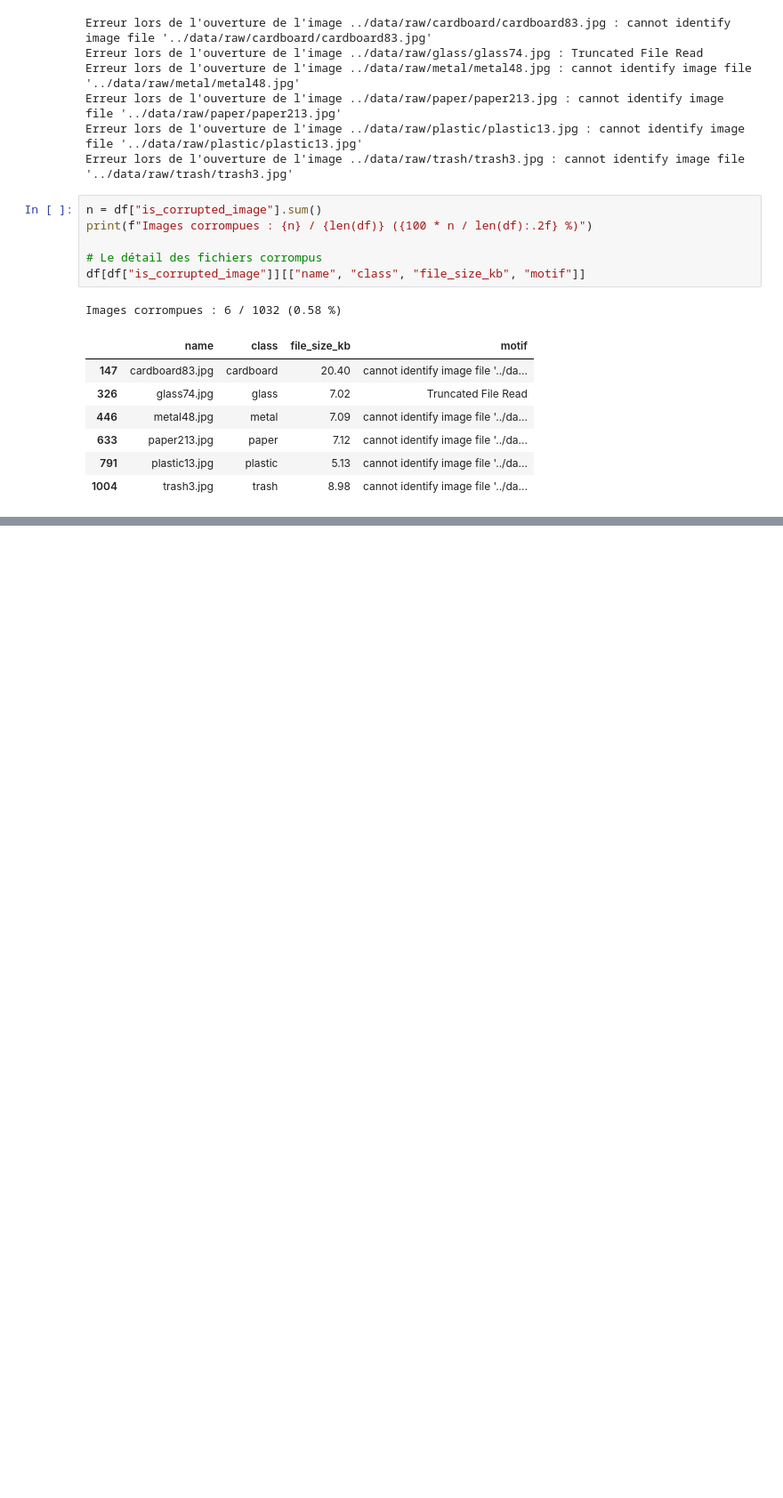
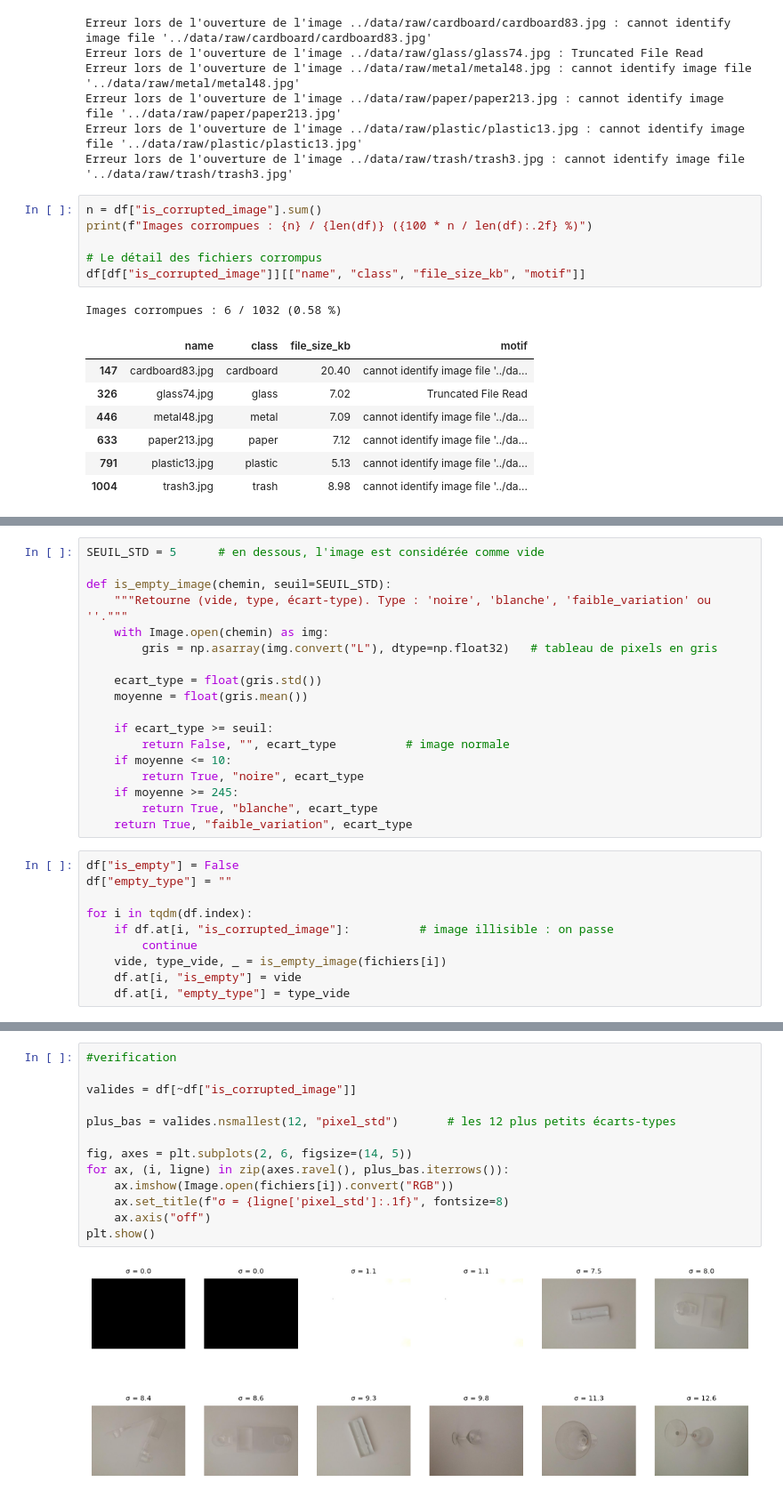
Before and after one commit to Damstat/atelier_prepa_donnees_images, a Jupyter notebook: notebooks/atelier_prepa_donnees_images.ipynb, the cells around one changed output, grey strips where cells are left out. Shown at 89% size. Saved outputs shown, nothing was run; the diff lists cells and outputs as text; blank space fills up the shorter version.

Commit message:
P3: Detection des images vides et peu variables

```diff
--- a/notebooks/atelier_prepa_donnees_images.ipynb
+++ b/notebooks/atelier_prepa_donnees_images.ipynb
@@ -169,0 +184,28 @@ Images corrompues : 6 / 1032 (0.58 %)
+# %%
+SEUIL_STD = 5      # en dessous, l'image est considérée comme vide
+
+def is_empty_image(chemin, seuil=SEUIL_STD):
+    """Retourne (vide, type, écart-type). Type : 'noire', 'blanche', 'faible_variation' ou ''."""
+    with Image.open(chemin) as img:
+        gris = np.asarray(img.convert("L"), dtype=np.float32)   # tableau de pixels en gris
+
+    ecart_type = float(gris.std())
+    moyenne = float(gris.mean())
+
+    if ecart_type >= seuil:
+        return False, "", ecart_type          # image normale
+    if moyenne <= 10:
+        return True, "noire", ecart_type
+    if moyenne >= 245:
+        return True, "blanche", ecart_type
+    return True, "faible_variation", ecart_type
+# %%
+df["is_empty"] = False
+df["empty_type"] = ""
+
+for i in tqdm(df.index):
+    if df.at[i, "is_corrupted_image"]:          # image illisible : on passe
+        continue
+    vide, type_vide, _ = is_empty_image(fichiers[i])
+    df.at[i, "is_empty"] = vide
+    df.at[i, "empty_type"] = type_vide
@@ -169,0 +227,15 @@ Images corrompues : 6 / 1032 (0.58 %)
+# %%
+#verification
+
+valides = df[~df["is_corrupted_image"]]
+
+plus_bas = valides.nsmallest(12, "pixel_std")       # les 12 plus petits écarts-types
+
+fig, axes = plt.subplots(2, 6, figsize=(14, 5))
+for ax, (i, ligne) in zip(axes.ravel(), plus_bas.iterrows()):
+    ax.imshow(Image.open(fichiers[i]).convert("RGB"))
+    ax.set_title(f"σ = {ligne['pixel_std']:.1f}", fontsize=8)
+    ax.axis("off")
+plt.show()
+# %% [output]
+[figure, added]
```
Also changed, not shown: parts of 3 cells of this notebook.
